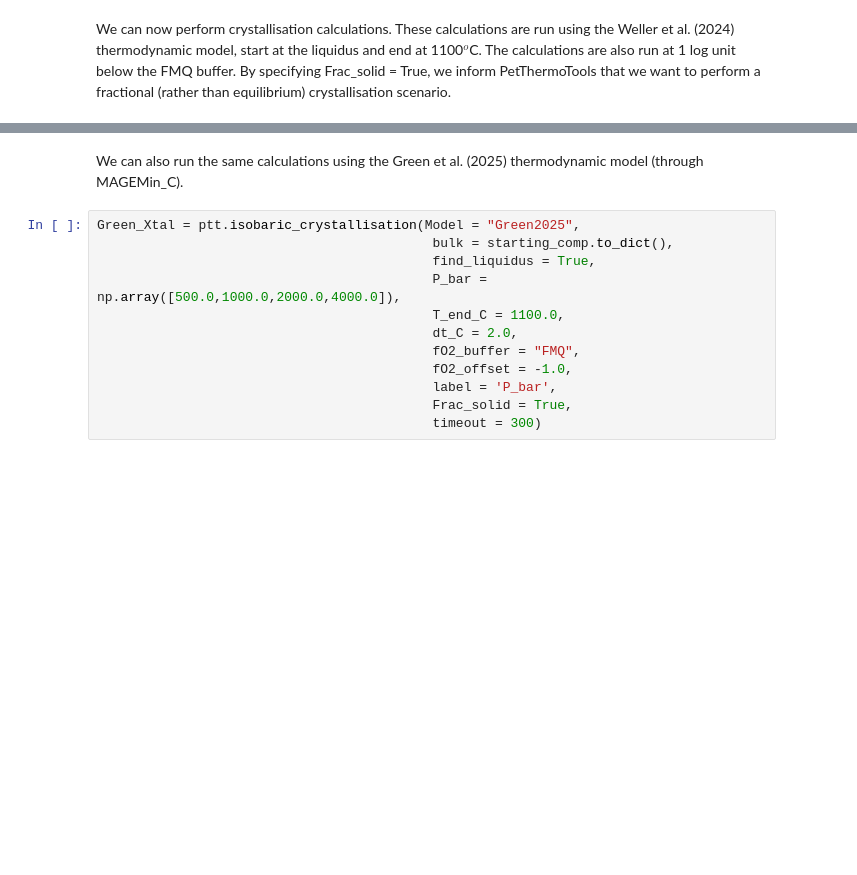
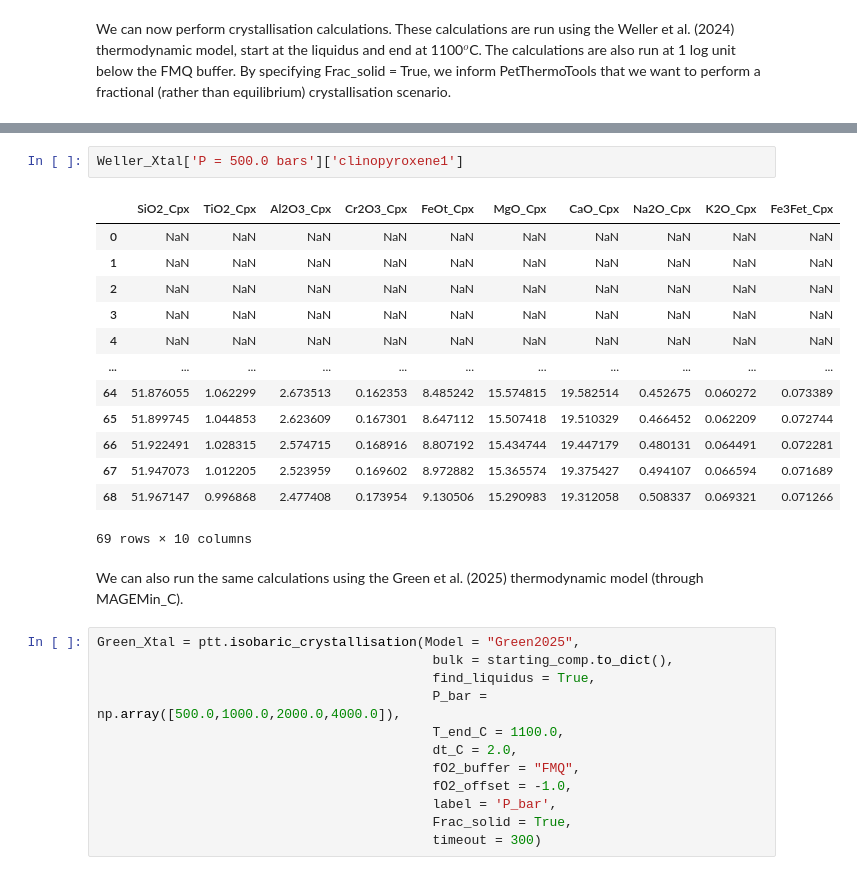
Before and after one commit to gleesonm1/PetThermoTools, a Jupyter notebook: docs/Examples/CrystallisationTests/BasalticCrystallisation_withMAGEMin.ipynb, the cells around one changed output, grey strips where cells are left out. Drawn from its saved outputs; the diff is of its cells as text; blank space fills up the shorter version.

```diff
--- a/docs/Examples/CrystallisationTests/BasalticCrystallisation_withMAGEMin.ipynb
+++ b/docs/Examples/CrystallisationTests/BasalticCrystallisation_withMAGEMin.ipynb
@@ -95,4 +105,20 @@ Using libMAGEMin.dylib from MAGEMin_jllUsing libMAGEMin.dylib from MAGEMin_jllUs
 Completed 100.0 %
+# %%
+Weller_Xtal['P = 500.0 bars']['clinopyroxene1']
+# %% [output]
+|  | SiO2_Cpx | TiO2_Cpx | Al2O3_Cpx | Cr2O3_Cpx | FeOt_Cpx | MgO_Cpx | CaO_Cpx | Na2O_Cpx | K2O_Cpx | Fe3Fet_Cpx |
+| 0 | NaN | NaN | NaN | NaN | NaN | NaN | NaN | NaN | NaN | NaN |
+| 1 | NaN | NaN | NaN | NaN | NaN | NaN | NaN | NaN | NaN | NaN |
+| 2 | NaN | NaN | NaN | NaN | NaN | NaN | NaN | NaN | NaN | NaN |
+| 3 | NaN | NaN | NaN | NaN | NaN | NaN | NaN | NaN | NaN | NaN |
+| 4 | NaN | NaN | NaN | NaN | NaN | NaN | NaN | NaN | NaN | NaN |
+| ... | ... | ... | ... | ... | ... | ... | ... | ... | ... | ... |
+| 64 | 51.876055 | 1.062299 | 2.673513 | 0.162353 | 8.485242 | 15.574815 | 19.582514 | 0.452675 | 0.060272 | 0.073389 |
+| 65 | 51.899745 | 1.044853 | 2.623609 | 0.167301 | 8.647112 | 15.507418 | 19.510329 | 0.466452 | 0.062209 | 0.072744 |
+| 66 | 51.922491 | 1.028315 | 2.574715 | 0.168916 | 8.807192 | 15.434744 | 19.447179 | 0.480131 | 0.064491 | 0.072281 |
+| 67 | 51.947073 | 1.012205 | 2.523959 | 0.169602 | 8.972882 | 15.365574 | 19.375427 | 0.494107 | 0.066594 | 0.071689 |
+| 68 | 51.967147 | 0.996868 | 2.477408 | 0.173954 | 9.130506 | 15.290983 | 19.312058 | 0.508337 | 0.069321 | 0.071266 |
+69 rows × 10 columns
 # %% [markdown]
 We can also run the same calculations using the Green et al. (2025) thermodynamic model (through MAGEMin_C).
 # %%
```
Also changed, not shown: parts of 6 cells of this notebook, 18 other files.
